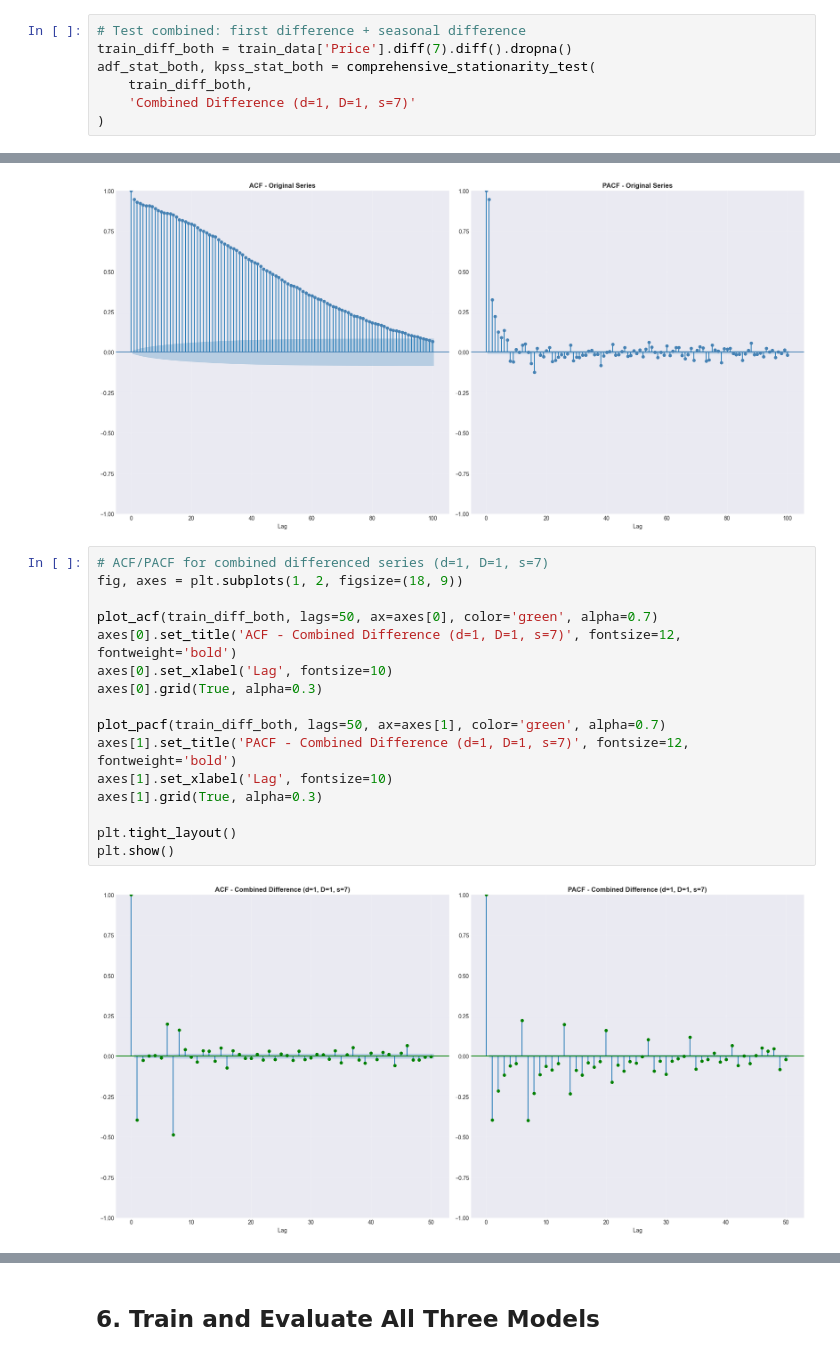
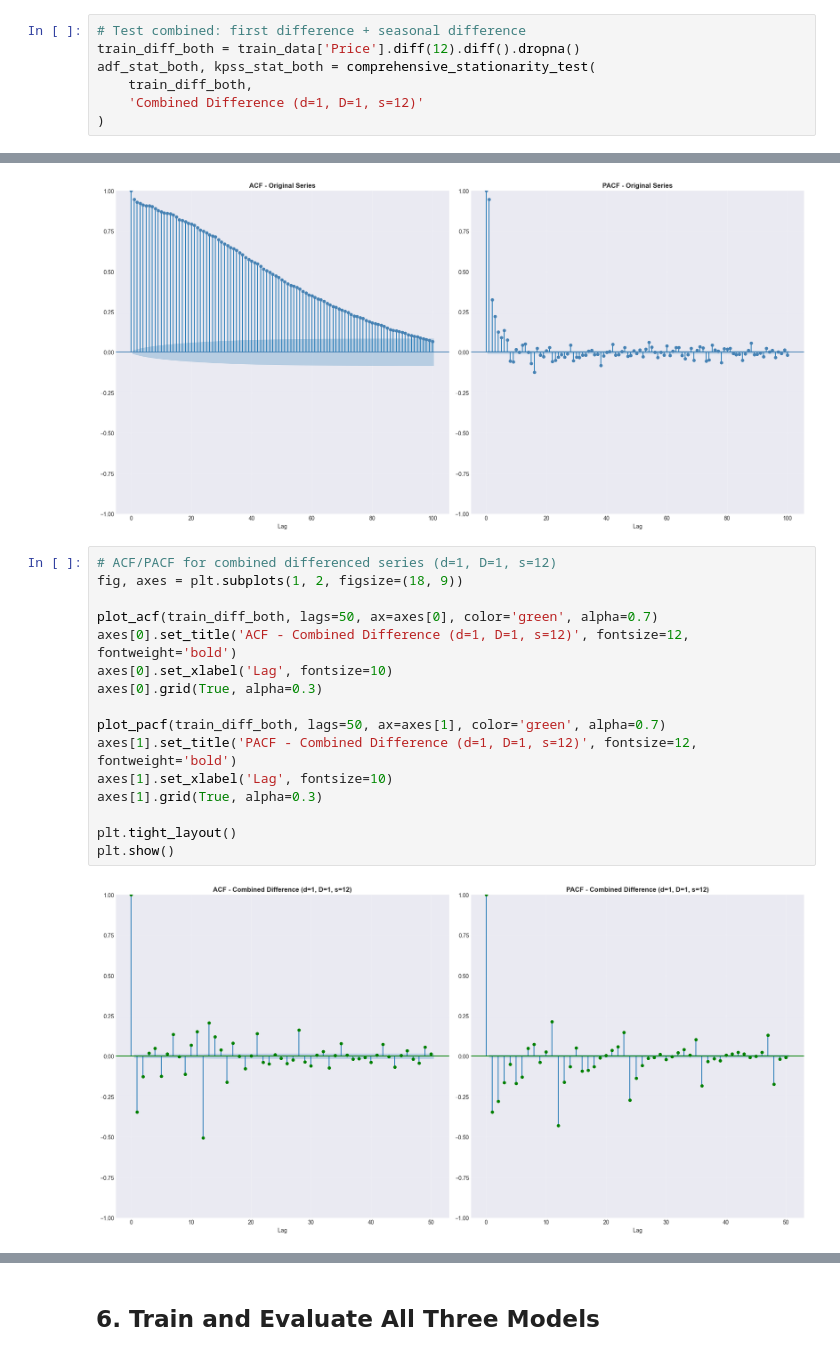
Before and after one commit to aakashaldankar/Multi-year_price_predicion, a Jupyter notebook: sarima_forecasting.ipynb, the cells around one changed output, grey strips where cells are left out. Cells and saved outputs as stored; diff of their text form.

```diff
--- a/sarima_forecasting.ipynb
+++ b/sarima_forecasting.ipynb
@@ -201,10 +201,10 @@ STATIONARITY TESTS: Seasonal Difference (s=7)
 ======================================================================
 # %%
 # Test combined: first difference + seasonal difference
-train_diff_both = train_data['Price'].diff(7).diff().dropna()
+train_diff_both = train_data['Price'].diff(12).diff().dropna()
 adf_stat_both, kpss_stat_both = comprehensive_stationarity_test(
     train_diff_both,
-    'Combined Difference (d=1, D=1, s=7)'
+    'Combined Difference (d=1, D=1, s=12)'
 )
 # %% [output]
 ======================================================================
@@ -246,21 +246,21 @@ plt.show()
 # %% [output]
 [figure]
 # %%
-# ACF/PACF for combined differenced series (d=1, D=1, s=7)
+# ACF/PACF for combined differenced series (d=1, D=1, s=12)
 fig, axes = plt.subplots(1, 2, figsize=(18, 9))
 
 plot_acf(train_diff_both, lags=50, ax=axes[0], color='green', alpha=0.7)
-axes[0].set_title('ACF - Combined Difference (d=1, D=1, s=7)', fontsize=12, fontweight='bold')
+axes[0].set_title('ACF - Combined Difference (d=1, D=1, s=12)', fontsize=12, fontweight='bold')
 axes[0].set_xlabel('Lag', fontsize=10)
 axes[0].grid(True, alpha=0.3)
 
 plot_pacf(train_diff_both, lags=50, ax=axes[1], color='green', alpha=0.7)
-axes[1].set_title('PACF - Combined Difference (d=1, D=1, s=7)', fontsize=12, fontweight='bold')
+axes[1].set_title('PACF - Combined Difference (d=1, D=1, s=12)', fontsize=12, fontweight='bold')
 axes[1].set_xlabel('Lag', fontsize=10)
 axes[1].grid(True, alpha=0.3)
 
 plt.tight_layout()
 plt.show()
 # %% [output]
-[figure, old version]
+[figure, new version]
 # %%
```
Also changed, not shown: parts of 11 cells of this notebook, 6 other files.
